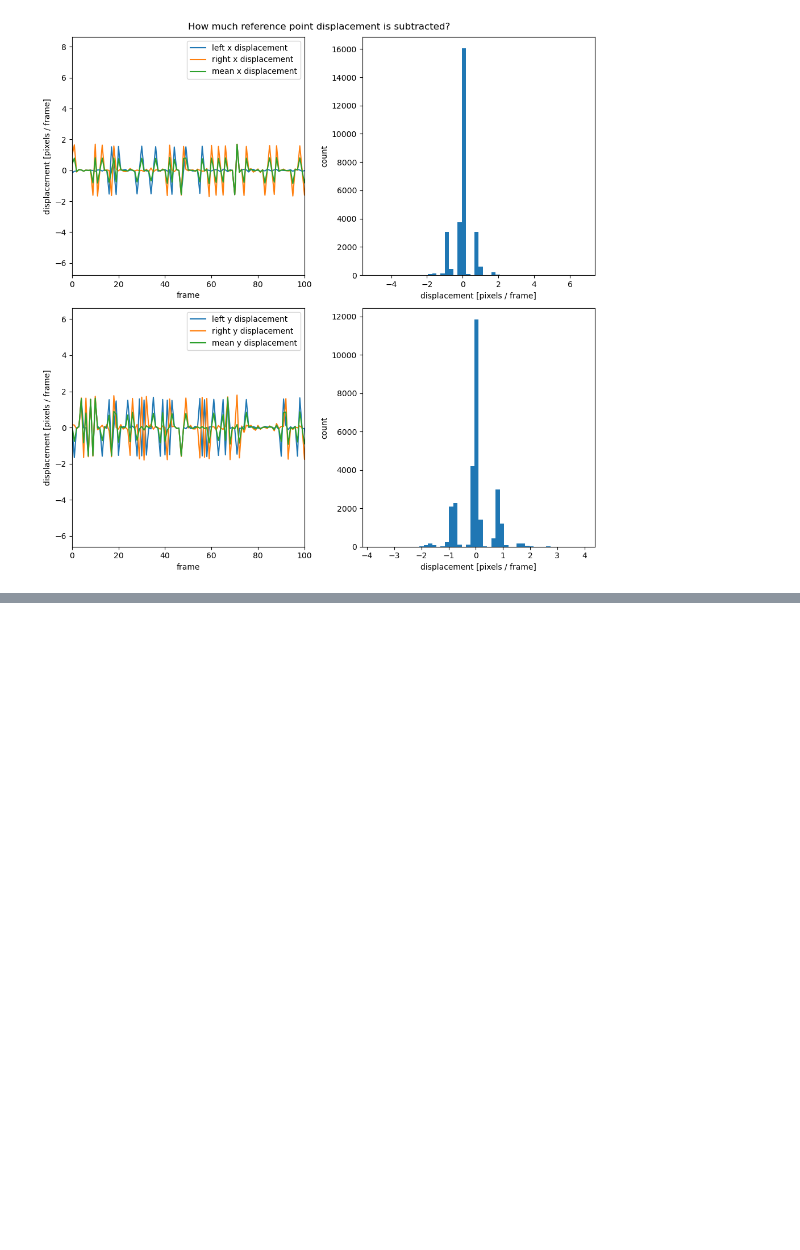
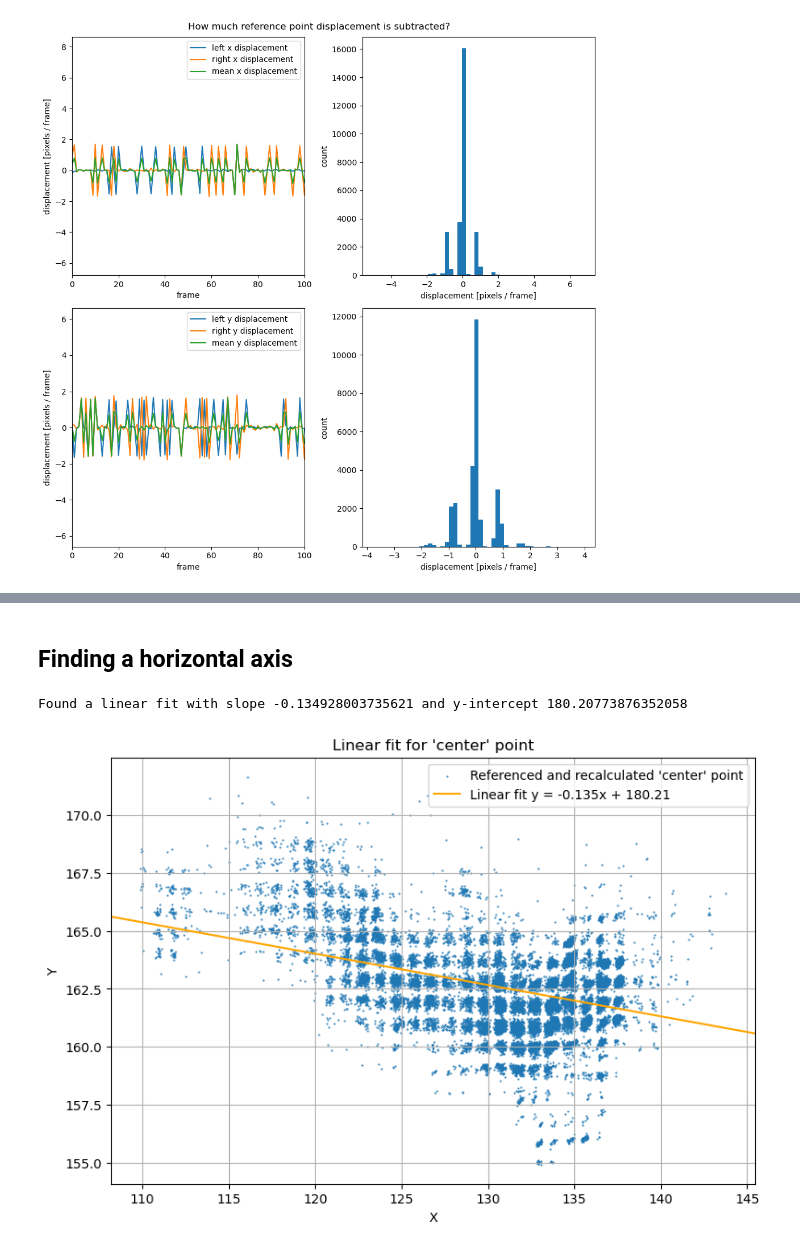
Before and after one commit to ikharitonov/vestibular_vr_pipeline, a Jupyter notebook: test_sleap_analysis.ipynb, the cells around one changed output, grey strips where cells are left out. Saved outputs shown, nothing was run; the diff lists cells and outputs as text; code cells hidden in the pictures; blank space fills up the shorter version.

```diff
--- a/test_sleap_analysis.ipynb
+++ b/test_sleap_analysis.ipynb
@@ -151,0 +199,11 @@ plt.show()
+# %% [markdown]
+## Finding a horizontal axis
+# %%
+point = 'center'
+
+line_fn = np.polyfit(reference_subtraced_coordinates_dict[f'{point}.x'], reference_subtraced_coordinates_dict[f'{point}.y'], 1)
+line_fn = np.poly1d(line_fn)
+# %%
+print(f'Found a linear fit with slope {line_fn[1]} and y-intercept {line_fn[0]}')
+# %% [output]
+Found a linear fit with slope -0.134928003735621 and y-intercept 180.20773876352058
@@ -151,0 +212,17 @@ plt.show()
+# %%
+plt.figure(figsize=(9,6))
+plt.title(f"Linear fit for '{point}' point")
+plt.scatter(reference_subtraced_coordinates_dict[f'{point}.x'], reference_subtraced_coordinates_dict[f'{point}.y'], s=0.25)
+
+current_xlim, current_ylim = plt.gca().get_xlim(), plt.gca().get_ylim()
+plt.plot(current_xlim, line_fn(current_xlim), c='orange')
+plt.xlim(current_xlim)
+plt.ylim(current_ylim)
+
+plt.xlabel('X')
+plt.ylabel('Y')
+plt.legend([f"Referenced and recalculated '{point}' point", f'Linear fit y = {"{:.3f}".format(line_fn[1])}x + {"{:.2f}".format(line_fn[0])}'])
+plt.grid()
+plt.show()
+# %% [output]
+[figure, added]
```
Also changed, not shown: parts of 17 cells of this notebook.
